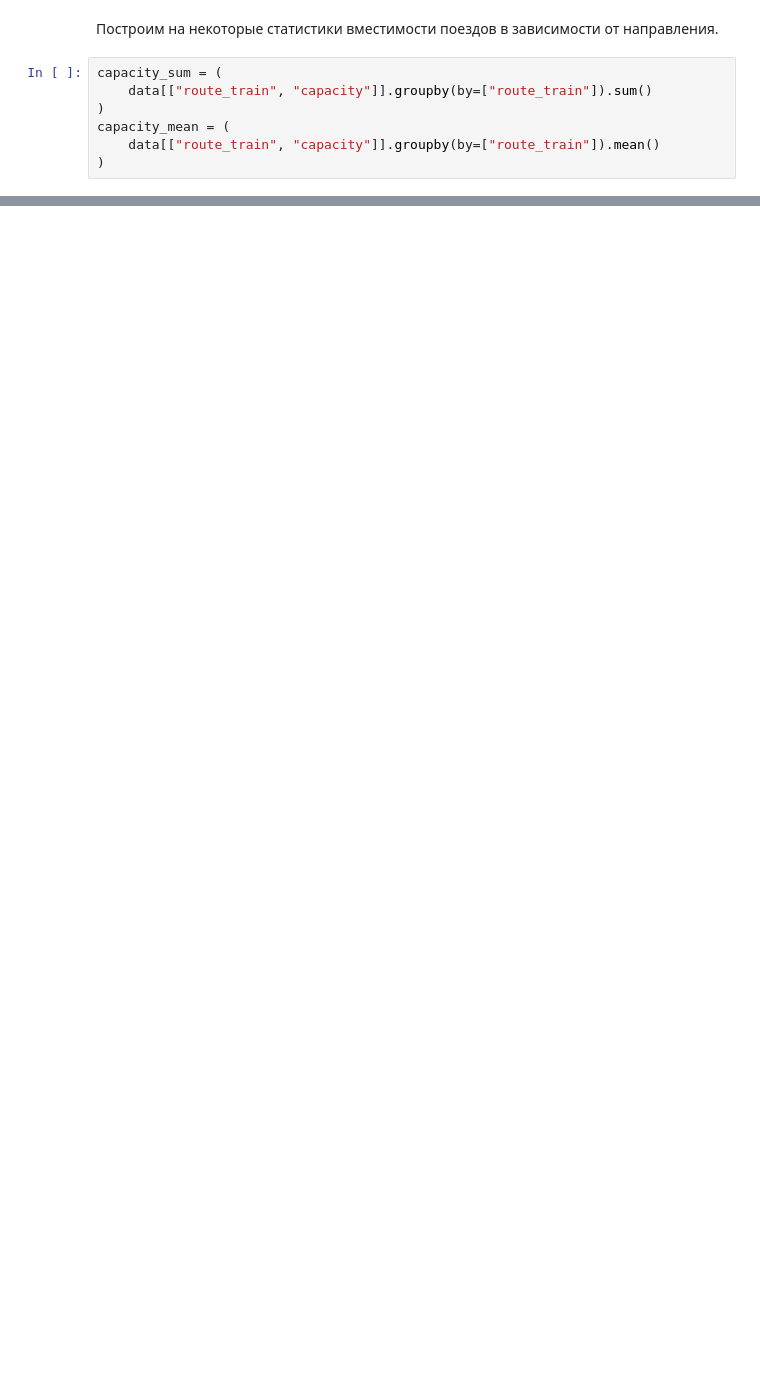
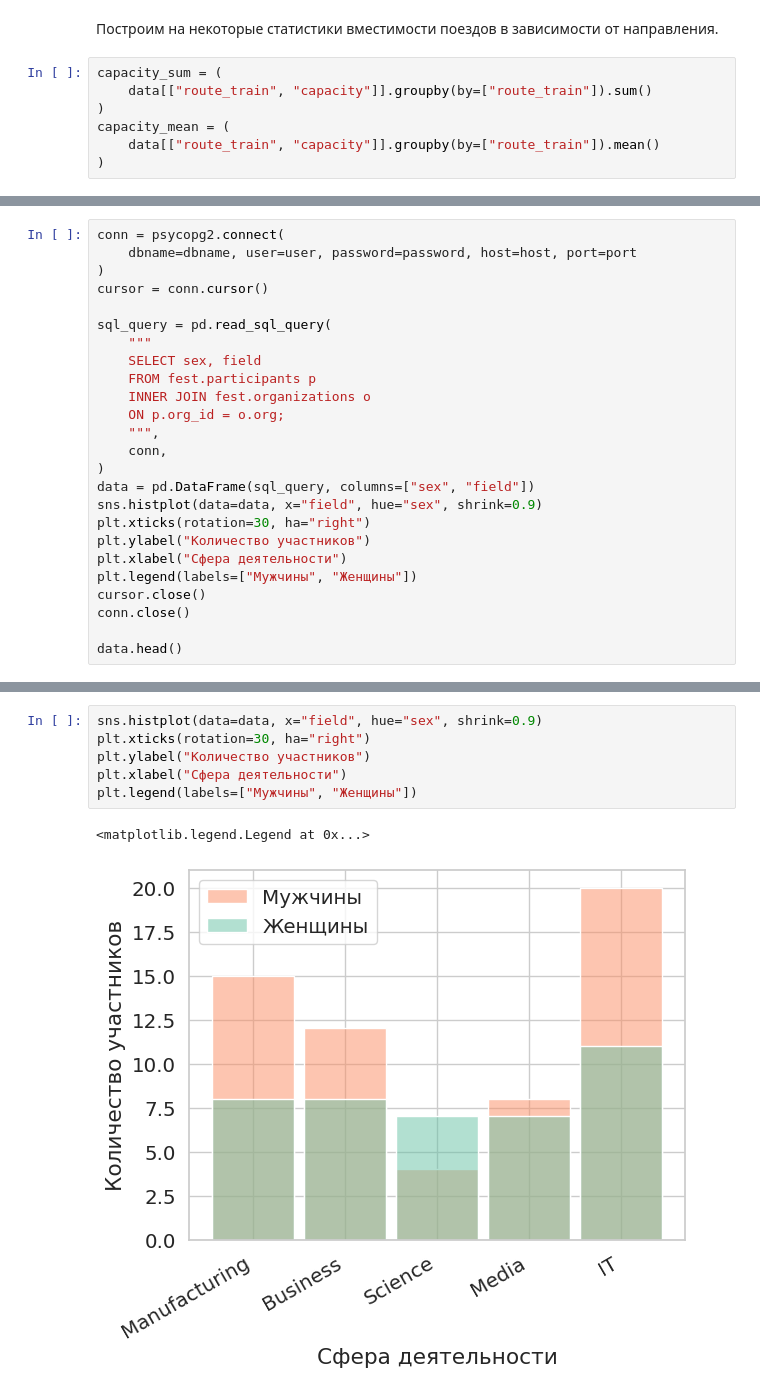
Before and after one commit to pgn55555/fest-db, a Jupyter notebook: analysis.ipynb, the cells around one changed output, grey strips where cells are left out. Drawn from its saved outputs; the diff is of its cells as text; blank space fills up the shorter version.

```diff
--- a/analysis.ipynb
+++ b/analysis.ipynb
@@ -76,0 +92,25 @@ Text(0.5, 0, 'Направление')
+# %%
+conn = psycopg2.connect(
+    dbname=dbname, user=user, password=password, host=host, port=port
+)
+cursor = conn.cursor()
+
+sql_query = pd.read_sql_query(
+    """
+    SELECT sex, field
+    FROM fest.participants p
+    INNER JOIN fest.organizations o
+    ON p.org_id = o.org;
+    """,
+    conn,
+)
+data = pd.DataFrame(sql_query, columns=["sex", "field"])
+sns.histplot(data=data, x="field", hue="sex", shrink=0.9)
+plt.xticks(rotation=30, ha="right")
+plt.ylabel("Количество участников")
+plt.xlabel("Сфера деятельности")
+plt.legend(labels=["Мужчины", "Женщины"])
+cursor.close()
+conn.close()
+
+data.head()
@@ -76,0 +124,9 @@ Text(0.5, 0, 'Направление')
+# %%
+sns.histplot(data=data, x="field", hue="sex", shrink=0.9)
+plt.xticks(rotation=30, ha="right")
+plt.ylabel("Количество участников")
+plt.xlabel("Сфера деятельности")
+plt.legend(labels=["Мужчины", "Женщины"])
+# %% [output]
+<matplotlib.legend.Legend at 0x...>
+[figure, added]
```
Also changed, not shown: parts of 22 cells of this notebook, 10 other files.
